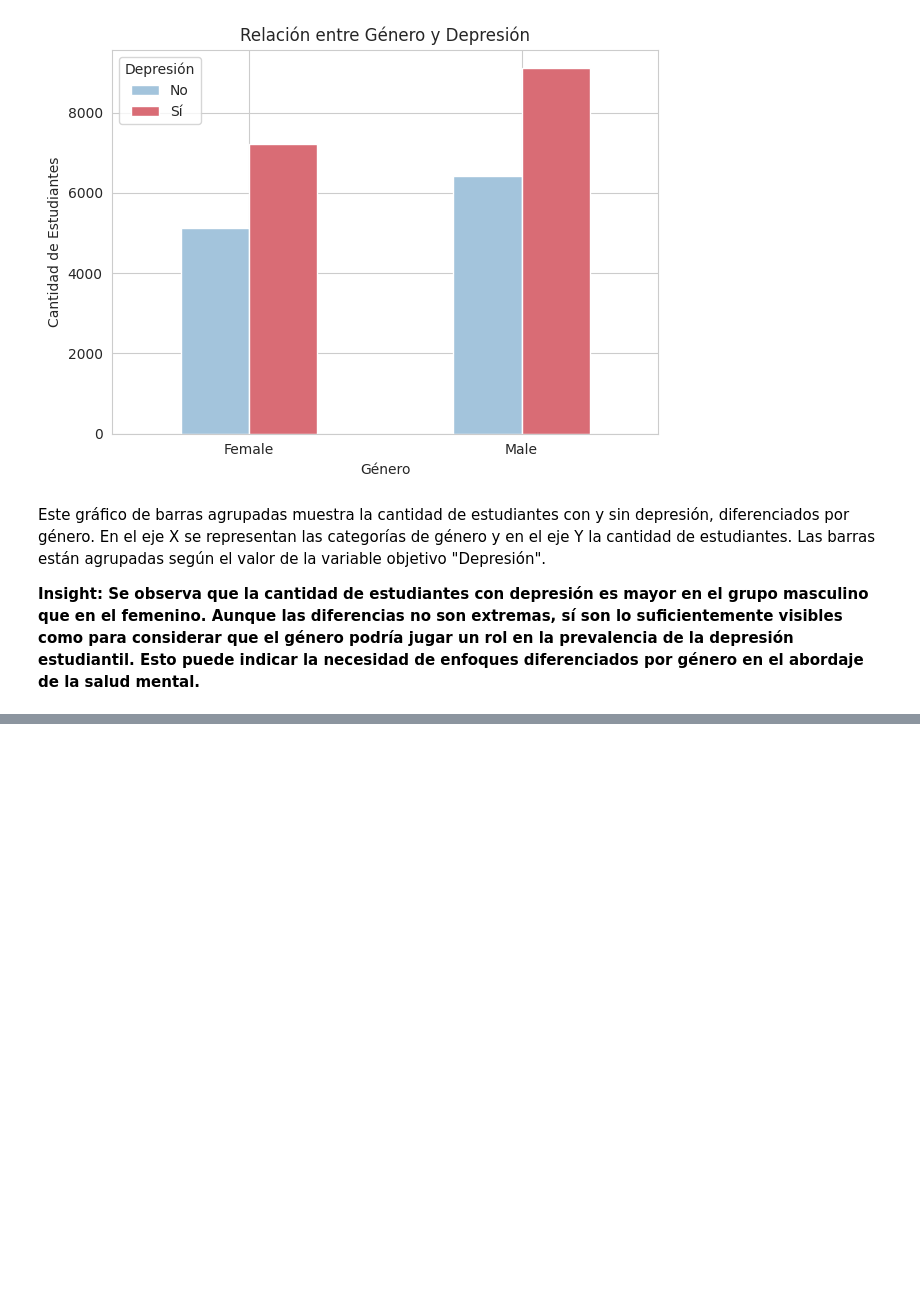
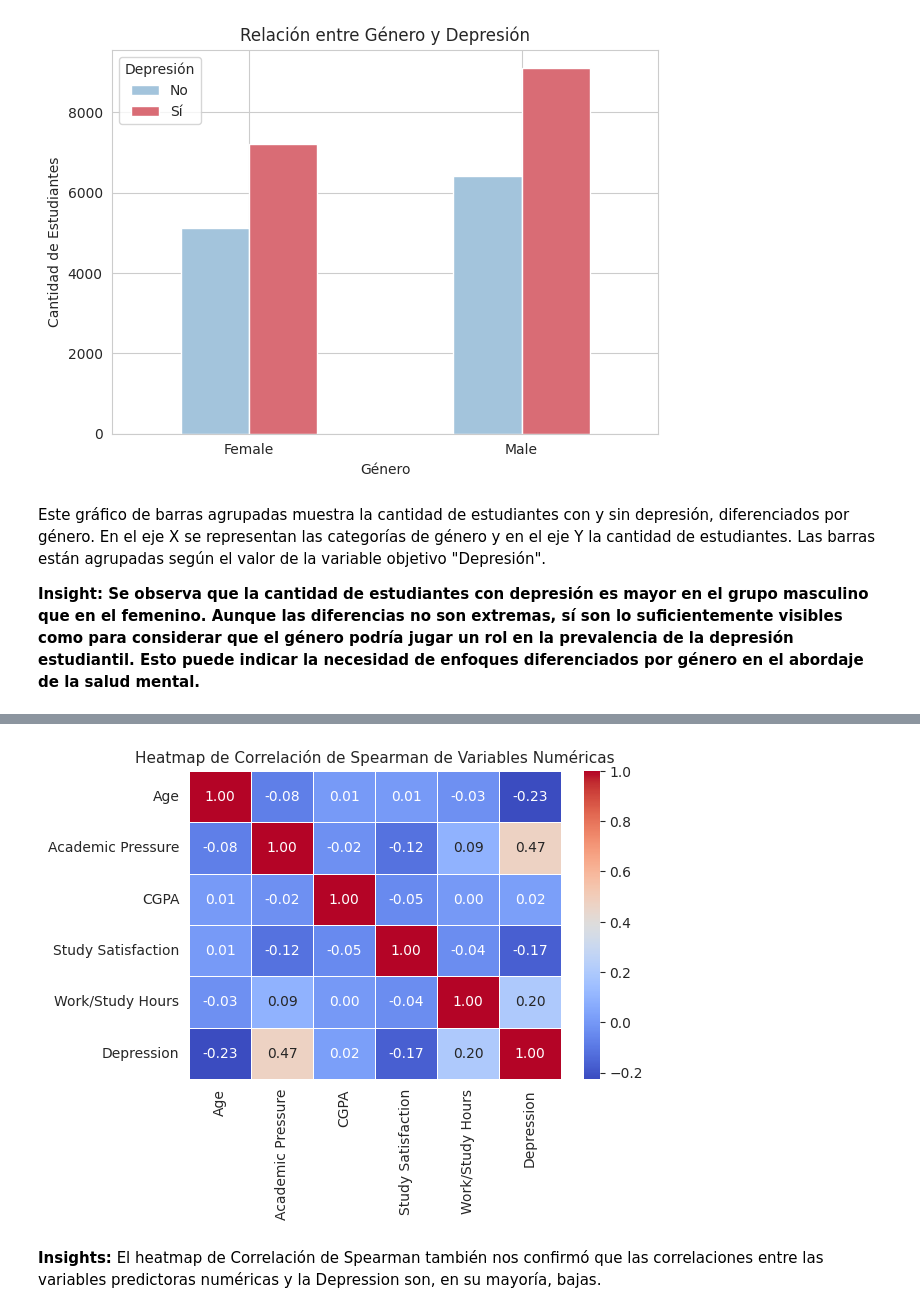
Before and after one commit to FlorMauves/ProyectoDS_StudentDepression_MauvesinTogel, a Jupyter notebook: ProyectoDS_StudenDepression_MauvesinTogel.ipynb, the cells around one changed output, grey strips where cells are left out. Cells and saved outputs as stored; diff of their text form; code cells hidden in the pictures; blank space fills up the shorter version.

```diff
--- a/ProyectoDS_StudenDepression_MauvesinTogel.ipynb
+++ b/ProyectoDS_StudenDepression_MauvesinTogel.ipynb
@@ -778,0 +891,17 @@ Se observa que la cantidad de estudiantes con depresión es mayor en el grupo ma
+# %%
+# Probamos con Spearman
+# Identificamos las variables numéricas en el DataFrame 'df' actual.
+current_num_vars = df.select_dtypes(include=["int64", "float64"]).columns.tolist()
+
+# Calcular la matriz de correlación de Spearman
+correlation_matrix_spearman = df[current_num_vars].corr(method='spearman')
+
+# Generar el heatmap de Spearman
+plt.figure(figsize=(6, 4)) # Ajusta el tamaño para una mejor visualización
+sns.heatmap(correlation_matrix_spearman, annot=True, cmap='coolwarm', fmt=".2f", linewidths=.5)
+plt.title('Heatmap de Correlación de Spearman de Variables Numéricas', fontsize=11)
+plt.show()
+# %% [output]
+[figure, added]
+# %% [markdown]
+**Insights:** El heatmap de Correlación de Spearman también nos confirmó que las correlaciones entre las variables predictoras numéricas y la Depression son, en su mayoría, bajas.
```
Also changed, not shown: parts of 75 cells of this notebook.
